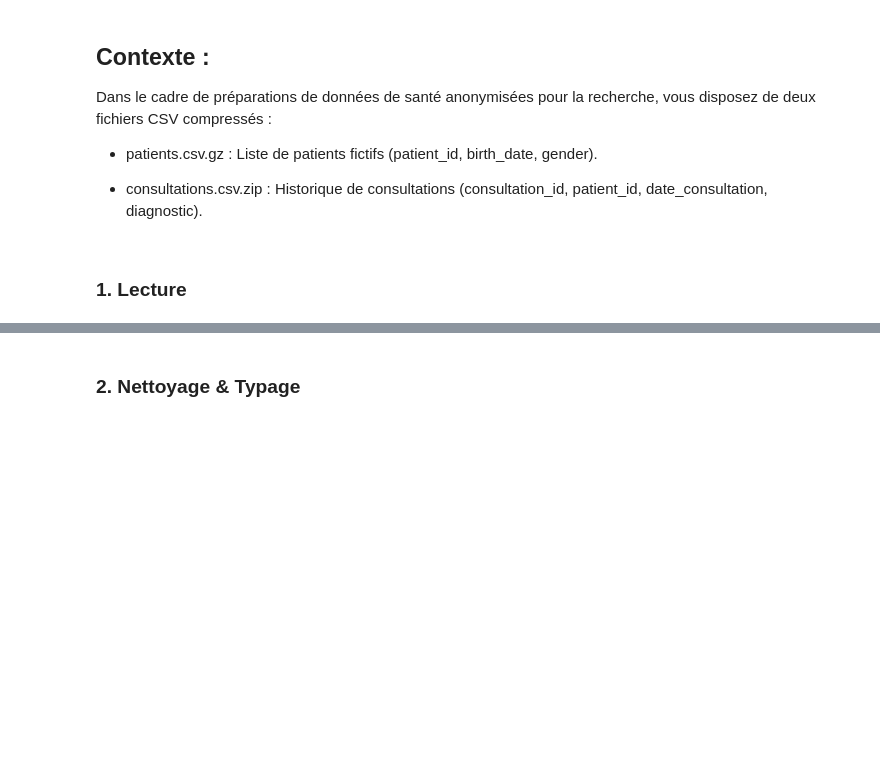
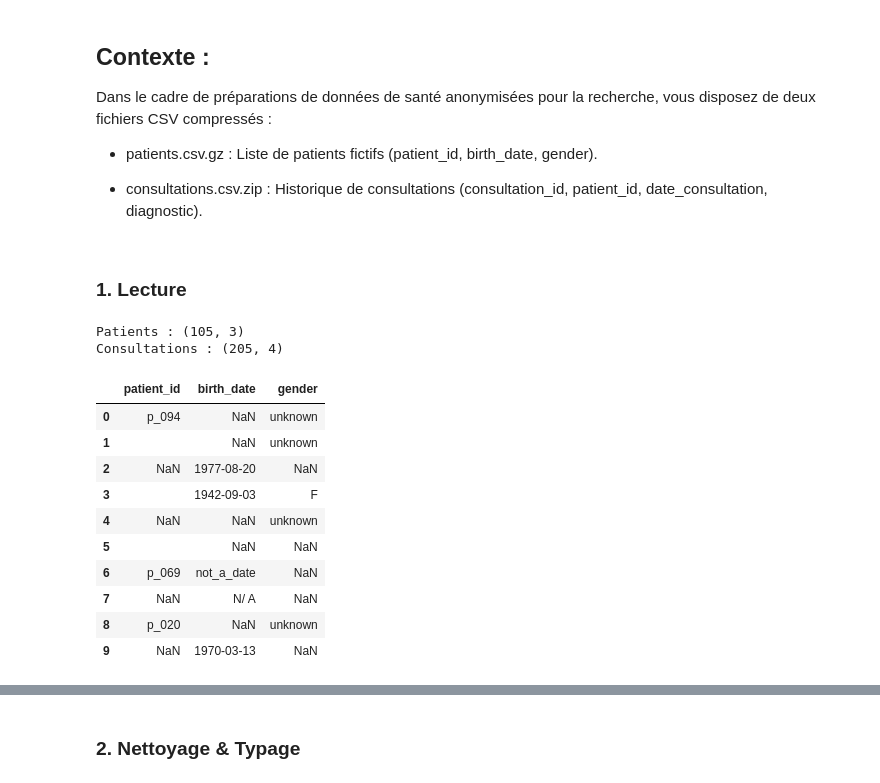
Before and after one commit to leagravellard/Mise_en_situation---REF-DATA, a Jupyter notebook: I. Traitement de données en Python/notebook.ipynb, the cells around one changed output, grey strips where cells are left out. Drawn from its saved outputs; the diff is of its cells as text; code cells hidden in the pictures; blank space fills up the shorter version.

```diff
--- a/I. Traitement de données en Python/notebook.ipynb
+++ b/I. Traitement de données en Python/notebook.ipynb
@@ -22,17 +22,34 @@ consultations_path = "Inputs/consultations.csv.zip"
 # Lecture du fichier patients (gzip)
 df_patients = pd.read_csv(
     patients_path,
-    compression="gzip"
+    compression="gzip",
+    encoding="latin-1"
 )
 
 # Lecture du fichier consultations (zip)
 df_consultations = pd.read_csv(
     consultations_path,
-    compression="zip"
+    compression="zip",
+    encoding="latin-1"
 )
 
 # Vérification rapide
 print("Patients :", df_patients.shape)
 print("Consultations :", df_consultations.shape)
-
-df_patients.head(), df_consultations.head()
+# %% [output]
+Patients : (105, 3)
+Consultations : (205, 4)
+# %%
+df_patients.head(10)
+# %% [output]
+|  | patient_id | birth_date | gender |
+| 0 | p_094 | NaN | unknown |
+| 1 |  | NaN | unknown |
+| 2 | NaN | 1977-08-20 | NaN |
+| 3 |  | 1942-09-03 | F |
+| 4 | NaN | NaN | unknown |
+| 5 |  | NaN | NaN |
+| 6 | p_069 | not_a_date | NaN |
+| 7 | NaN | N/ A | NaN |
+| 8 | p_020 | NaN | unknown |
+| 9 | NaN | 1970-03-13 | NaN |
```
Also changed, not shown: parts of 21 cells of this notebook, 1 other file.
